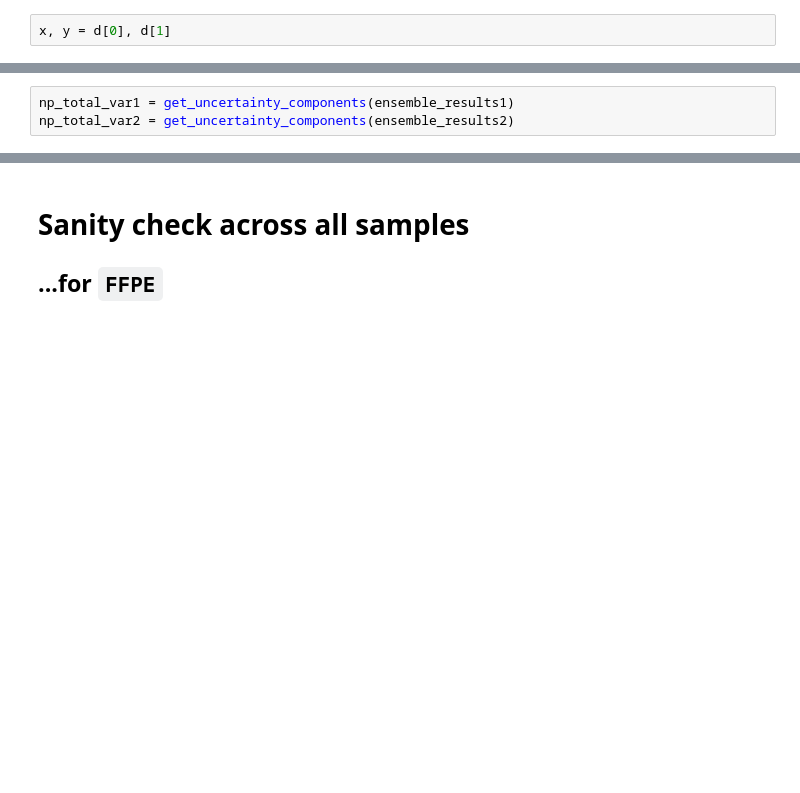
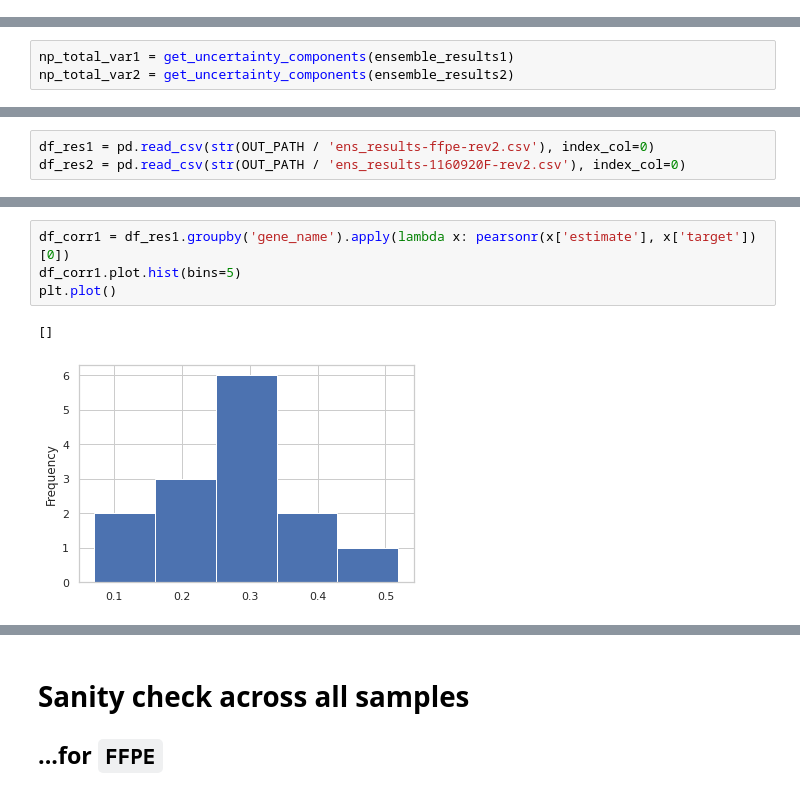
Before and after one commit to BiomedicalMachineLearning/STimage, a Jupyter notebook: development/STimage_Bayes_regression_prediction-100epochs.ipynb, the cells around one changed output, grey strips where cells are left out. Saved outputs shown, nothing was run; the diff lists cells and outputs as text; blank space fills up the shorter version.

```diff
--- a/development/STimage_Bayes_regression_prediction-100epochs.ipynb
+++ b/development/STimage_Bayes_regression_prediction-100epochs.ipynb
@@ -130,2 +126,0 @@ for d in test_gen__1:
-# %%
-x, y = d[0], d[1]
@@ -353,0 +324,3 @@ np_total_var2 = get_uncertainty_components(ensemble_results2)
+# %%
+df_res1 = pd.read_csv(str(OUT_PATH / 'ens_results-ffpe-rev2.csv'), index_col=0)
+df_res2 = pd.read_csv(str(OUT_PATH / 'ens_results-1160920F-rev2.csv'), index_col=0)
@@ -353,0 +337,7 @@ np_total_var2 = get_uncertainty_components(ensemble_results2)
+# %%
+df_corr1 = df_res1.groupby('gene_name').apply(lambda x: pearsonr(x['estimate'], x['target'])[0])
+df_corr1.plot.hist(bins=5)
+plt.plot()
+# %% [output]
+[]
+[figure, added]
```
Also changed, not shown: parts of 67 cells of this notebook, 3 other files.
